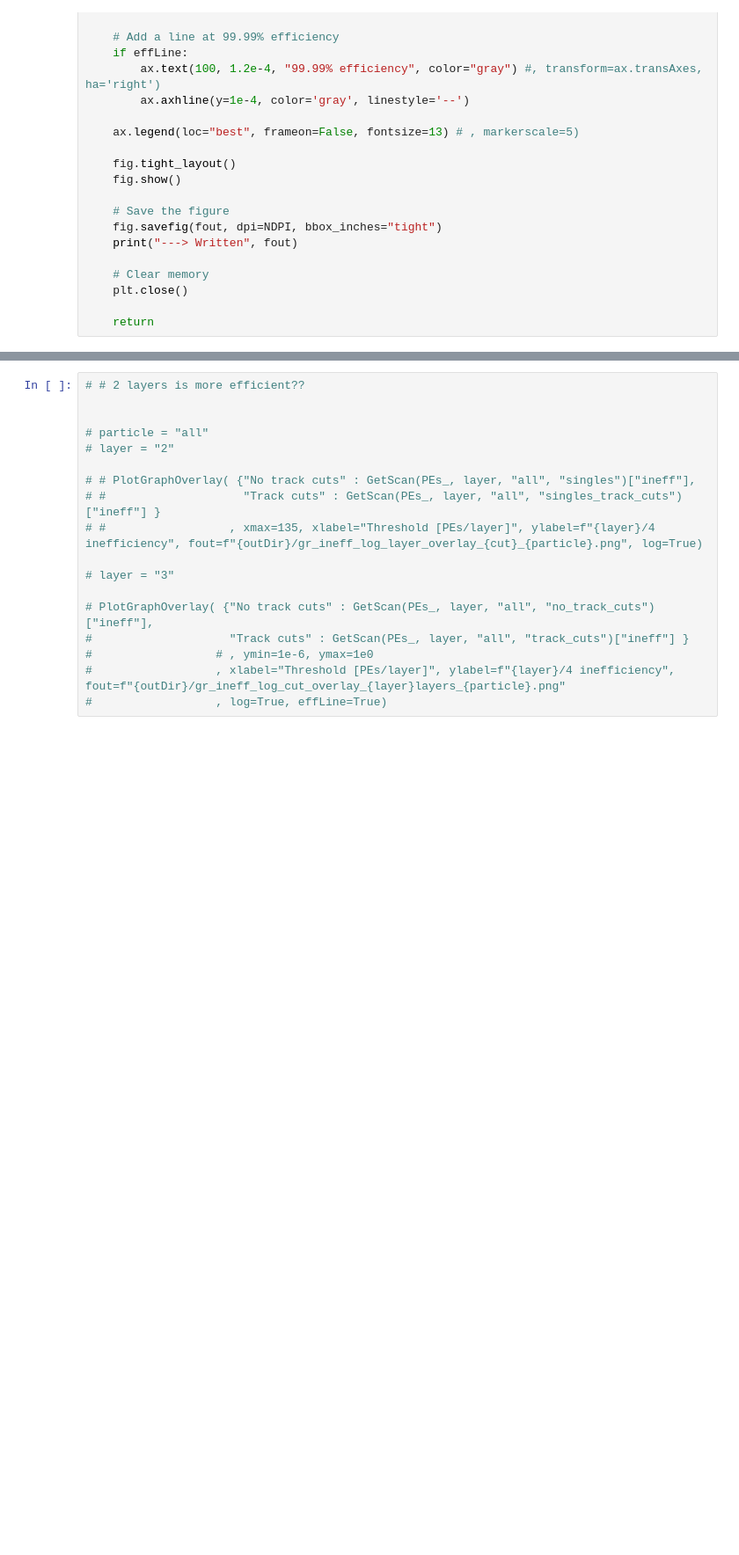
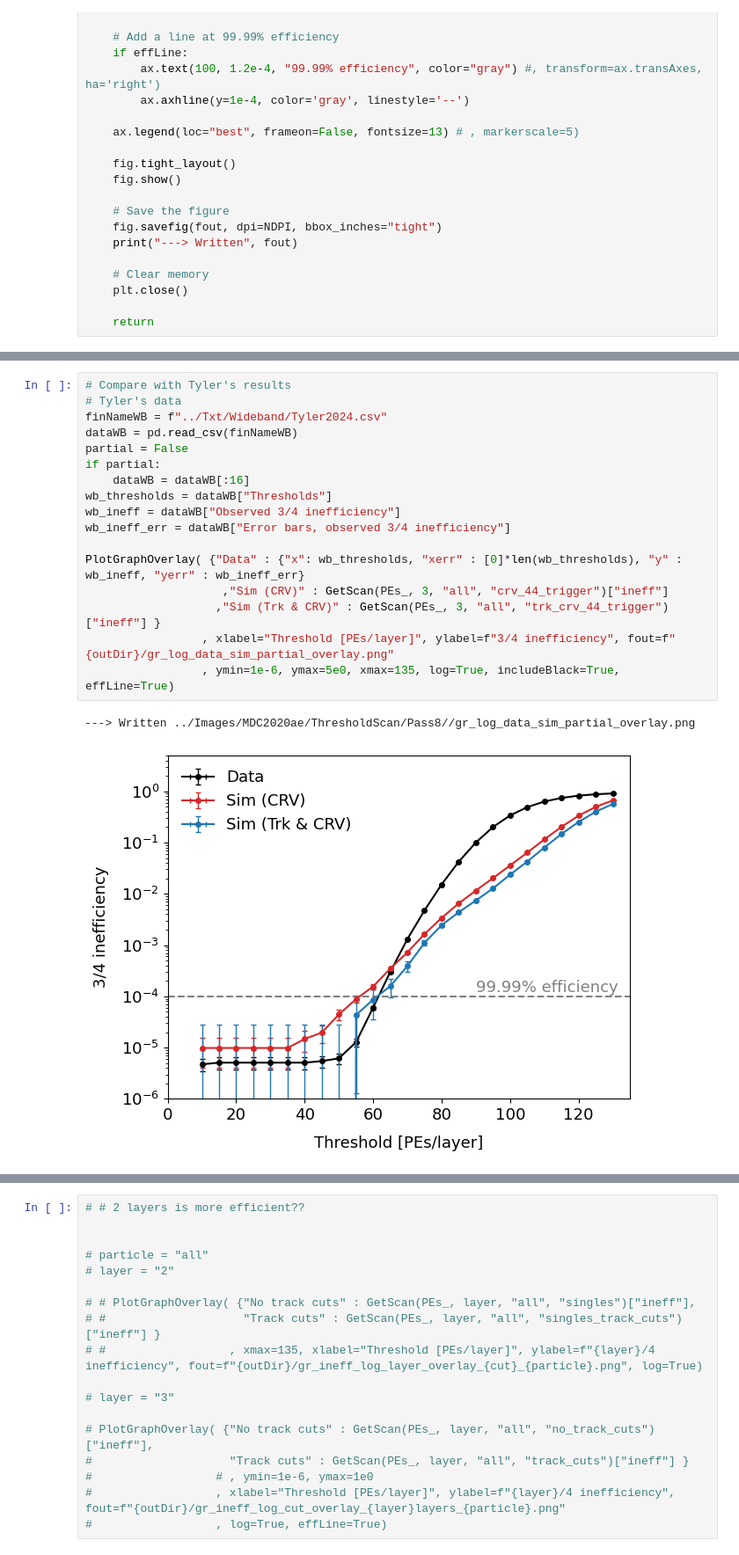
Before and after one commit to sam-grant/CRVSim, a Jupyter notebook: Analyses/Jupyter/PlotModuleEfficiency.ipynb, the cells around one changed output, grey strips where cells are left out. Shown: that part at 88% size. Saved outputs shown, nothing was run; the diff lists cells and outputs as text; blank space fills up the shorter version.

```diff
--- a/Analyses/Jupyter/PlotModuleEfficiency.ipynb
+++ b/Analyses/Jupyter/PlotModuleEfficiency.ipynb
@@ -540 +540,21 @@ PlotGraphOverlay( graphs_
+# %%
+# Compare with Tyler's results
+# Tyler's data
+finNameWB = f"../Txt/Wideband/Tyler2024.csv"
+dataWB = pd.read_csv(finNameWB)
+partial = False
+if partial:
+    dataWB = dataWB[:16]
+wb_thresholds = dataWB["Thresholds"]
+wb_ineff = dataWB["Observed 3/4 inefficiency"]
+wb_ineff_err = dataWB["Error bars, observed 3/4 inefficiency"]
+
+PlotGraphOverlay( {"Data" : {"x": wb_thresholds, "xerr" : [0]*len(wb_thresholds), "y" : wb_ineff, "yerr" : wb_ineff_err}
+                    ,"Sim (CRV)" : GetScan(PEs_, 3, "all", "crv_44_trigger")["ineff"]
+                   ,"Sim (Trk & CRV)" : GetScan(PEs_, 3, "all", "trk_crv_44_trigger")["ineff"] }
+                 , xlabel="Threshold [PEs/layer]", ylabel=f"3/4 inefficiency", fout=f"{outDir}/gr_log_data_sim_partial_overlay.png"
+                 , ymin=1e-6, ymax=5e0, xmax=135, log=True, includeBlack=True, effLine=True)
+# %% [output]
+---> Written ../Images/MDC2020ae/ThresholdScan/Pass8//gr_log_data_sim_partial_overlay.png
+[figure, new version]
 # %%
```
Also changed, not shown: parts of 12 cells of this notebook, 2 other files.
